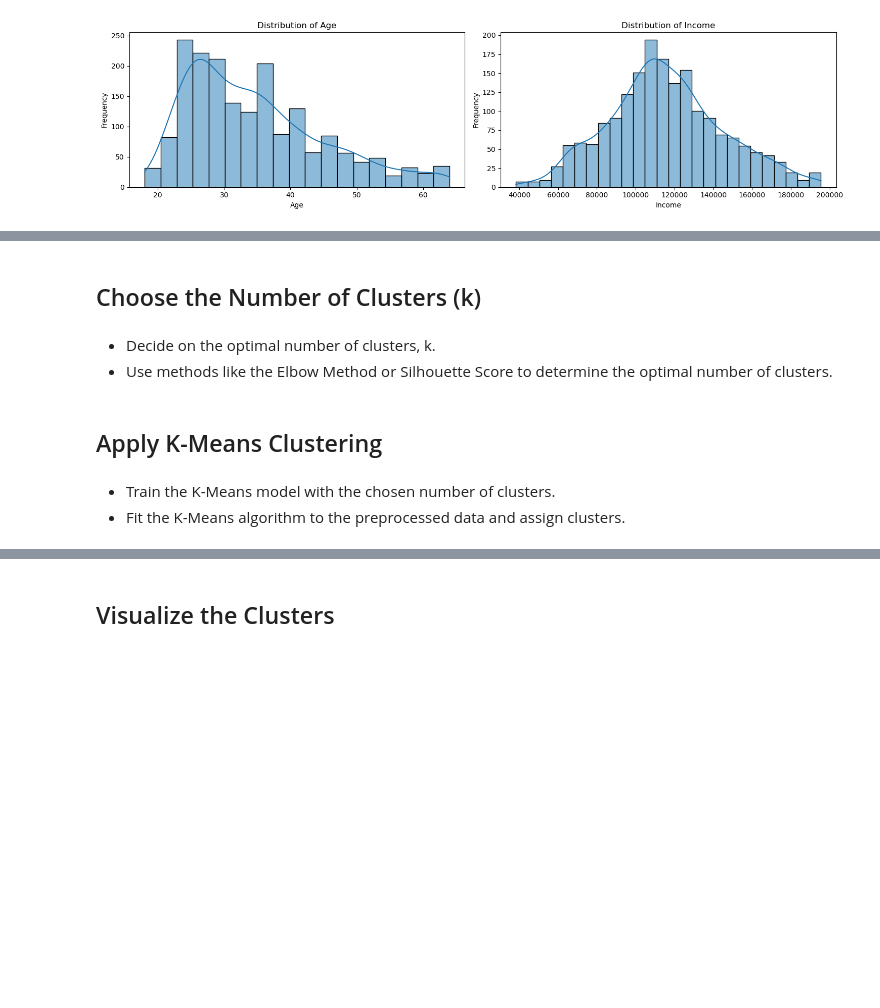
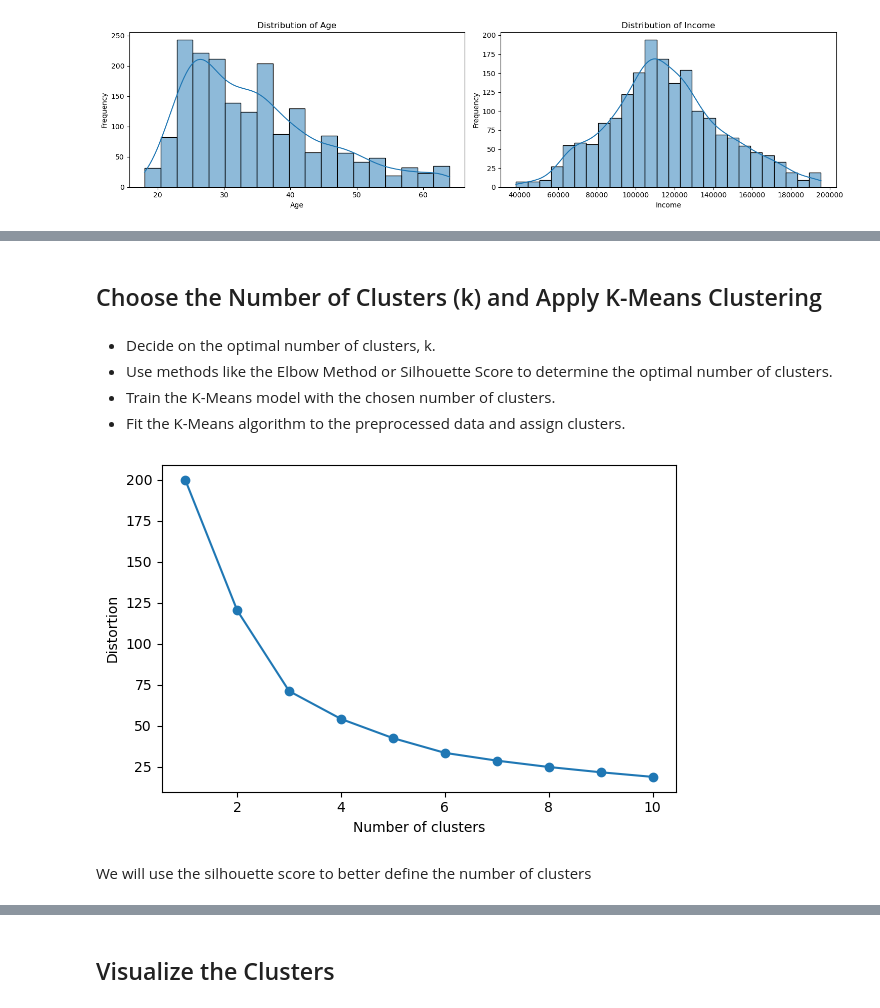
Before and after one commit to Alex-Idachaba/Machine-Learning-Algorithms, a Jupyter notebook: k-means_clustering.ipynb, the cells around one changed output, grey strips where cells are left out. Drawn from its saved outputs; the diff is of its cells as text; code cells hidden in the pictures; blank space fills up the shorter version.

Commit message:
k-means evaluation

```diff
--- a/k-means_clustering.ipynb
+++ b/k-means_clustering.ipynb
@@ -251,0 +263,20 @@ plt.show()
+# %%
+from sklearn.pipeline import Pipeline
+from sklearn.impute import SimpleImputer
+from sklearn.preprocessing import StandardScaler
+from sklearn.compose import ColumnTransformer
+
+num_pipeline = Pipeline([
+    ("imputer", SimpleImputer(strategy="median")),
+    ("scaler", StandardScaler())
+    ])
+
+attribs = relevant_features.columns
+
+preprocess_pipeline = ColumnTransformer([
+        ("num", num_pipeline, attribs),
+    ])
+# %%
+import pandas as pd
+df_scaled = preprocess_pipeline.fit_transform(relevant_features)
+df_scaled
@@ -252,10 +311,32 @@ plt.show()
 # %% [markdown]
-## Choose the Number of Clusters (k)
+## Choose the Number of Clusters (k) and Apply K-Means Clustering
 # %% [markdown]
 * Decide on the optimal number of clusters, k.
 * Use methods like the Elbow Method or Silhouette Score to determine the optimal number of clusters.
+* Train the K-Means model with the chosen number of clusters.
+* Fit the K-Means algorithm to the preprocessed data and assign clusters.
-# %% [markdown]
-## Apply K-Means Clustering
-# %% [markdown]
-* Train the K-Means model with the chosen number of clusters.
-* Fit the K-Means algorithm to the preprocessed data and assign clusters.
+# %%
+distortions = []
+
+for k in range(1, 11):
+    km = KMeans(n_clusters=k,
+                init='k-means++',
+                n_init=10,
+                max_iter=300,
+                random_state=0)
+
+    km.fit(df_scaled)
+
+    distortions.append(km.inertia_)
+
+plt.figure(figsize=(6, 4))
+
+plt.plot(range(1, 11), distortions, marker='o')
+plt.xlabel('Number of clusters')
+plt.ylabel('Distortion')
+plt.tight_layout()
+plt.show()
+# %% [output]
+[figure, added]
+# %% [markdown]
+We will use the silhouette score to better define the number of clusters
```
Also changed, not shown: parts of 10 cells of this notebook.
